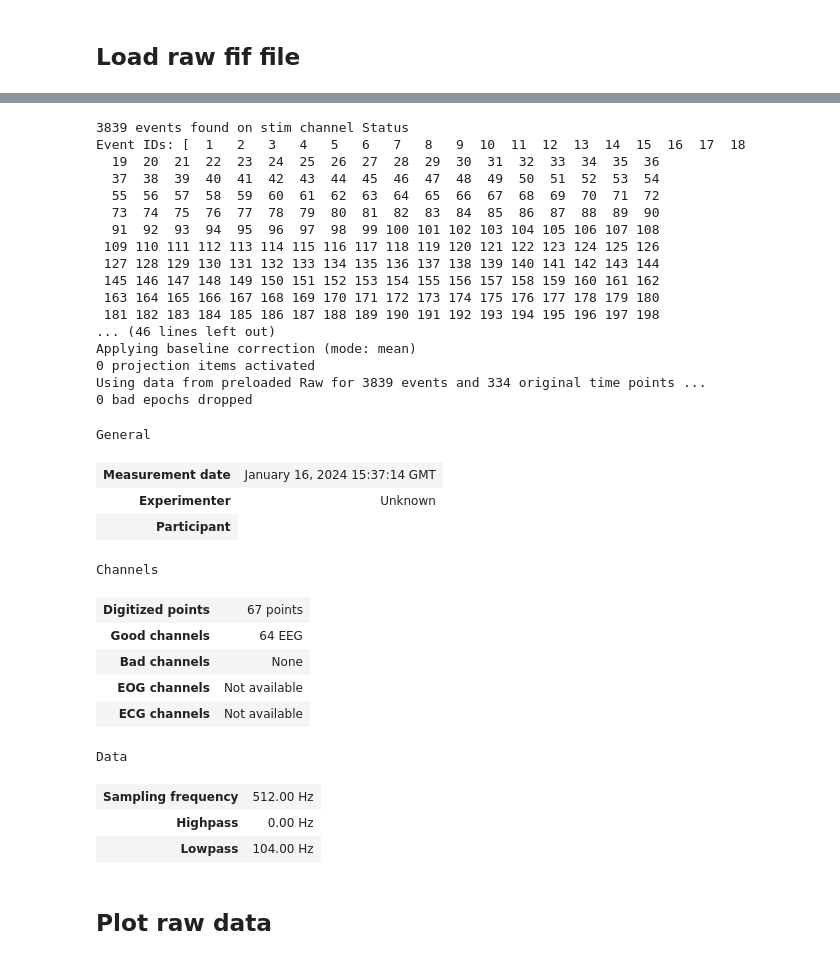
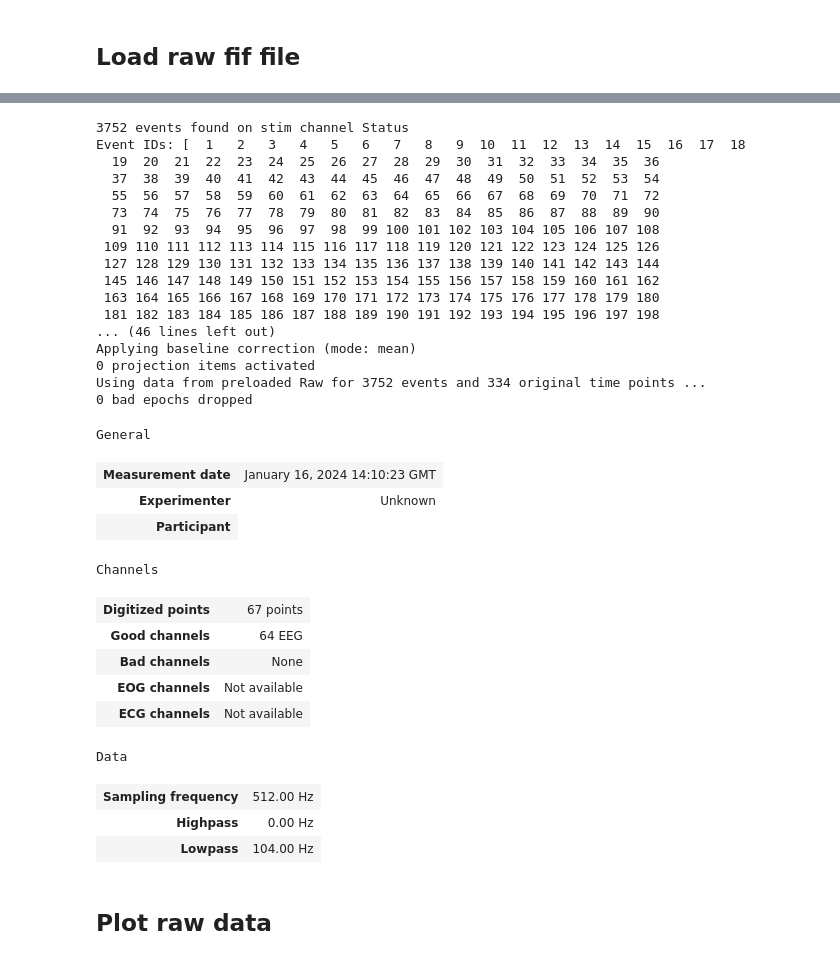
Before and after one commit to Alljoined/alljoined-dataset1, a Jupyter notebook: 1_preprocessing/eeg2/plot_raw.ipynb, the cells around one changed output, grey strips where cells are left out. Saved outputs shown, nothing was run; the diff lists cells and outputs as text; code cells hidden in the pictures.

```diff
--- a/1_preprocessing/eeg2/plot_raw.ipynb
+++ b/1_preprocessing/eeg2/plot_raw.ipynb
@@ -7,7 +7,7 @@ mne.viz.set_browser_backend("matplotlib")
 # %% [output]
 Using matplotlib as 2D backend.
 # %%
-DATA_ROOT_DIR = "/srv/eeg_reconstruction/shared/biosemi-dataset/fif"
+DATA_ROOT_DIR = "/srv/eeg_reconstruction/shared/biosemi-dataset"
 
 # The number of blocks in a session
 NUM_BLOCKS = 16
@@ -19,6 +19,6 @@ NUM_REPS = 4
 # %% [markdown]
 ## Load raw fif file
 # %%
-fif_file = os.path.join(DATA_ROOT_DIR, "subj05_session1_eeg.fif")
+fif_file = os.path.join(DATA_ROOT_DIR, "fif", "subj04_session1_eeg.fif")
 raw = mne.io.read_raw_fif(fif_file, preload=True)
 # %% [output]
@@ -30,4 +30,7 @@ Reading 0 ... 1779199  =      0.000 ...  3474.998 secs...
 # %%
 montage = mne.channels.make_standard_montage('standard_1020')
 raw.set_montage(montage)
+
+# Rereferencing electrodes
+raw.set_eeg_reference('average', projection=False)
 # %% [output]
@@ -50,31 +56,31 @@ Data
 # %%
 # Epoch into events and drop channels
 events = mne.find_events(raw)
-epochs = mne.Epochs(raw, events, tmin=-0.05, tmax=0.60, preload=True)
+epochs = mne.Epochs(raw, events, tmin=-0.05, tmax=0.60, baseline=(None,0), preload=True)
 epochs.drop_channels(['Status'])
 
 epochs.info
 # We should have 3840 events (16 blcoks * 240 image conditions/block)
 # %% [output]
-3839 events found on stim channel Status
+3752 events found on stim channel Status
 Event IDs: [  1   2   3   4   5   6   7   8   9  10  11  12  13  14  15  16  17  18
   19  20  21  22  23  24  25  26  27  28  29  30  31  32  33  34  35  36
   37  38  39  40  41  42  43  44  45  46  47  48  49  50  51  52  53  54
   55  56  57  58  59  60  61  62  63  64  65  66  67  68  69  70  71  72
   73  74  75  76  77  78  79  80  81  82  83  84  85  86  87  88  89  90
   91  92  93  94  95  96  97  98  99 100 101 102 103 104 105 106 107 108
  109 110 111 112 113 114 115 116 117 118 119 120 121 122 123 124 125 126
  127 128 129 130 131 132 133 134 135 136 137 138 139 140 141 142 143 144
  145 146 147 148 149 150 151 152 153 154 155 156 157 158 159 160 161 162
  163 164 165 166 167 168 169 170 171 172 173 174 175 176 177 178 179 180
  181 182 183 184 185 186 187 188 189 190 191 192 193 194 195 196 197 198
 ... (46 lines left out)
 Applying baseline correction (mode: mean)
 0 projection items activated
-Using data from preloaded Raw for 3839 events and 334 original time points ...
+Using data from preloaded Raw for 3752 events and 334 original time points ...
 0 bad epochs dropped
 General
-| Measurement date | January 16, 2024 15:37:14 GMT |
+| Measurement date | January 16, 2024 14:10:23 GMT |
 | Experimenter | Unknown |
 | Participant |
 Channels
```
Also changed, not shown: parts of 14 cells of this notebook, 3 other files.
